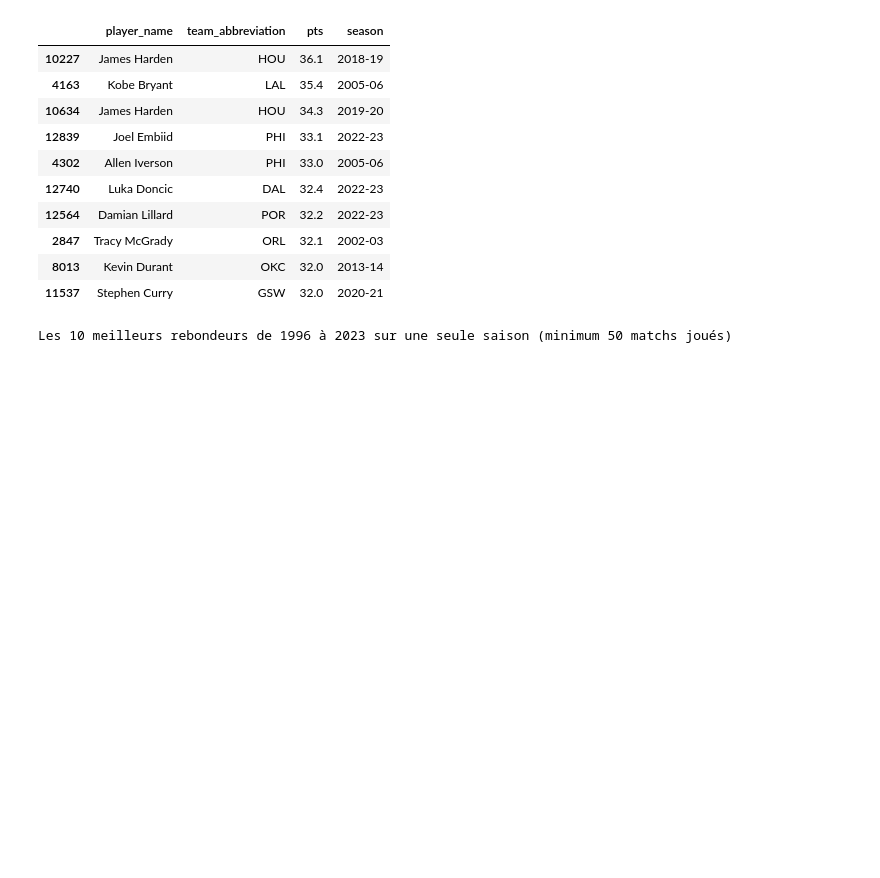
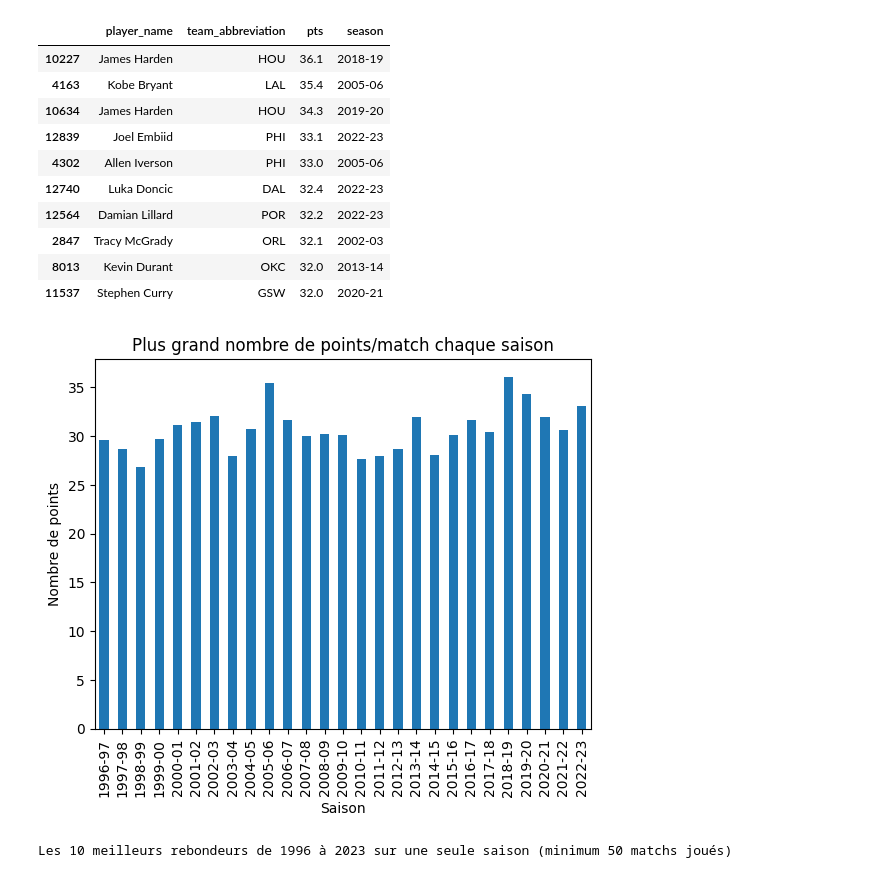
Before and after one commit to TAMINE-CYRIL/NBAStats, a Jupyter notebook: notebook.ipynb, the cells around one changed output. Saved outputs shown, nothing was run; the diff lists cells and outputs as text; code cells hidden in the pictures; blank space fills up the shorter version.

```diff
--- a/notebook.ipynb
+++ b/notebook.ipynb
@@ -153,6 +199,14 @@ Les 10 meilleurs scoreurs de 1996 à 2023 sur une seule saison
 | 2847 | Tracy McGrady | ORL | 32.1 | 2002-03 |
 | 8013 | Kevin Durant | OKC | 32.0 | 2013-14 |
 | 11537 | Stephen Curry | GSW | 32.0 | 2020-21 |
+# %%
+df.groupby("season")["pts"].max().plot(kind="bar")
+plt.title("Plus grand nombre de points/match chaque saison")
+plt.xlabel("Saison")
+plt.ylabel("Nombre de points")
+plt.show()
+# %% [output]
+[figure, added]
 # %%
 col = ["player_name", "team_abbreviation", "reb", "season"]
 print("Les 10 meilleurs rebondeurs de 1996 à 2023 sur une seule saison (minimum 50 matchs joués)")
```
Also changed, not shown: parts of 14 cells of this notebook.
